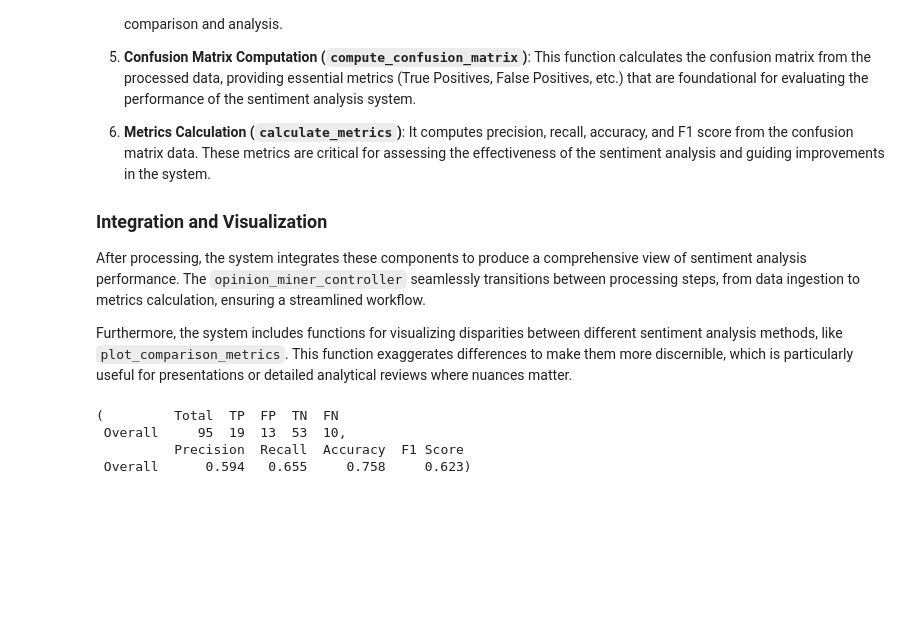
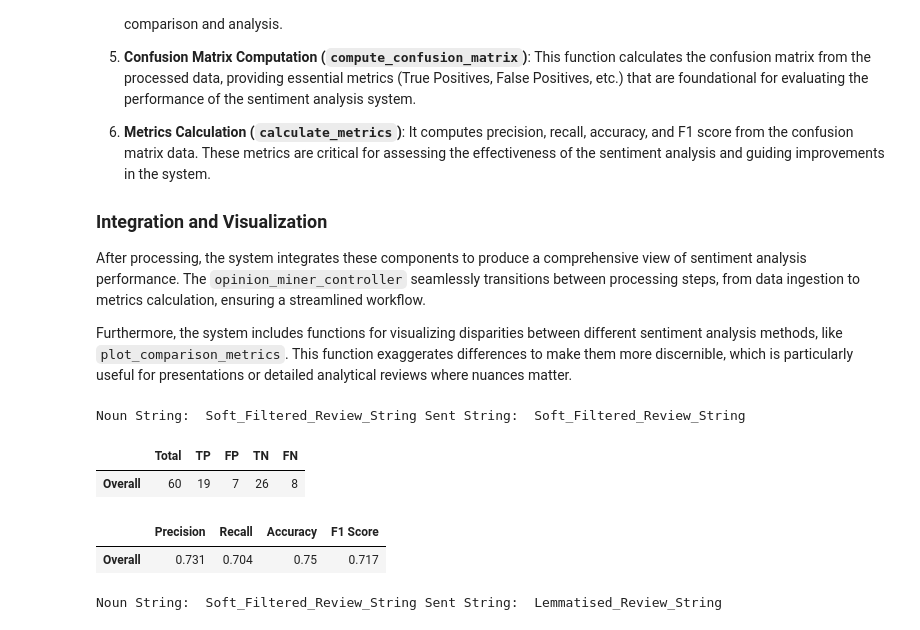
Before and after one commit to Leonjmroe/MSc-AI, a Jupyter notebook: Module 5 - Introduction to NLP/Final Assignment/Opinion_Miner_Streamline.ipynb, the cells around one changed output. Drawn from its saved outputs; the diff is of its cells as text; code cells hidden in the pictures; blank space fills up the shorter version.

Commit message:
noun/sent string optimum func

```diff
--- a/Module 5 - Introduction to NLP/Final Assignment/Opinion_Miner_Streamline.ipynb
+++ b/Module 5 - Introduction to NLP/Final Assignment/Opinion_Miner_Streamline.ipynb
@@ -800,6 +800,9 @@ def opinion_miner_controller(file, sentiment_classifier, noun_string, sent_strin
 
     conf_matrix_df = compute_confusion_matrix(result_df)
     metrics_df = calculate_metrics(conf_matrix_df)
+
+    display(conf_matrix_df)
+    display(metrics_df)
 
     return conf_matrix_df, metrics_df
 
@@ -838,12 +841,5 @@ def average_metrics(files, file_count, sentiment_classifier):
 # avg_vader_metrics = average_metrics(files, file_count = 3, sentiment_classifier = 'vader_blob')
 # avg_senti_metrics = average_metrics(files, file_count = 3, sentiment_classifier = 'senti')
 # plot_comparison_metrics(avg_vader_metrics, avg_senti_metrics)
-# %%
-opinion_miner_controller(files[0], 'senti', 'Lemmatised_Review_String', 'Soft_Filtered_Review_String')
-# %% [output]
-(         Total  TP  FP  TN  FN
- Overall     95  19  13  53  10,
-          Precision  Recall  Accuracy  F1 Score
- Overall      0.594   0.655     0.758     0.623)
 # %%
 # Compare multiple product/feature extraction models average F1 score across all files - bar chart
@@ -851 +846,21 @@ opinion_miner_controller(files[0], 'senti', 'Lemmatised_Review_String', 'Soft_Fi
 # Train a ML model
+# %%
+def show_optimium_string_variables(files):
+
+    for noun_string in ['Soft_Filtered_Review_String', 'Lemmatised_Review_String']:
+        for sent_string in ['Soft_Filtered_Review_String', 'Lemmatised_Review_String', 'Filtered_Review_String']:
+
+            try:
+                print('Noun String: ', noun_string, 'Sent String: ', sent_string)
+                opinion_miner_controller(files[0], 'senti', noun_string, sent_string)
+            except:
+                pass
+
+# show_optimium_string_variables(files)
+# %% [output]
+Noun String:  Soft_Filtered_Review_String Sent String:  Soft_Filtered_Review_String
+|  | Total | TP | FP | TN | FN |
+| Overall | 60 | 19 | 7 | 26 | 8 |
+|  | Precision | Recall | Accuracy | F1 Score |
+| Overall | 0.731 | 0.704 | 0.75 | 0.717 |
+Noun String:  Soft_Filtered_Review_String Sent String:  Lemmatised_Review_String
```
Also changed, not shown: parts of 1 cell of this notebook.
